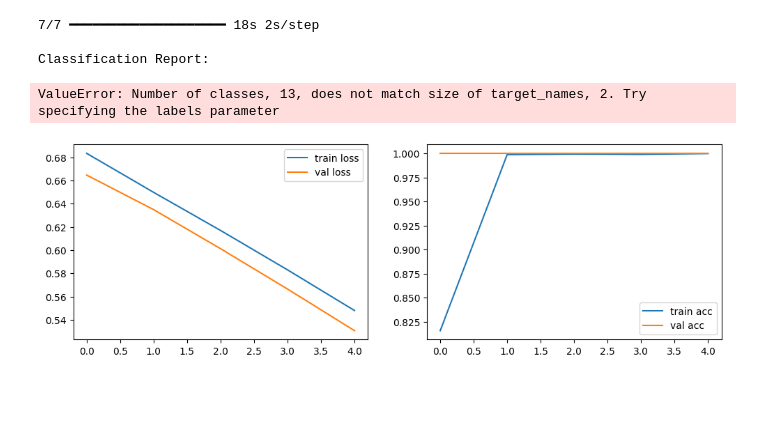
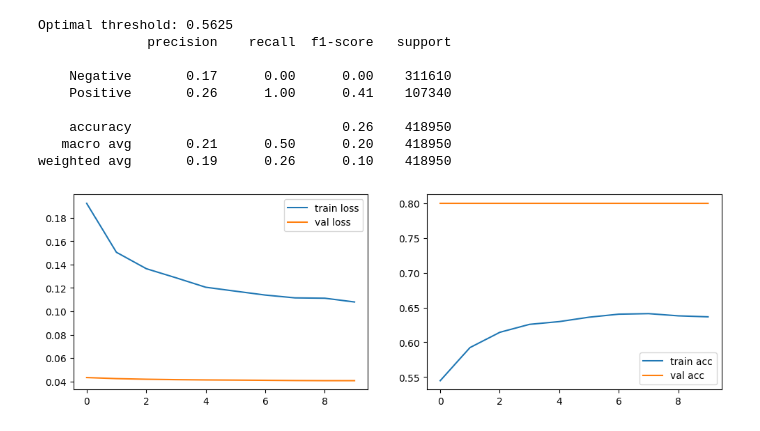
Before and after one commit to joaquin-mari/EMG-Thesis, a Jupyter notebook: s2s.ipynb, the cells around one changed output. Drawn from its saved outputs; the diff is of its cells as text; code cells hidden in the pictures; blank space fills up the shorter version.

```diff
--- a/s2s.ipynb
+++ b/s2s.ipynb
@@ -14,7 +14,7 @@ import numpy as np
 # loss funktion recherchieren
 # verschiedene Window Größen
 
-WINDOW_LENGTH = 1000
+WINDOW_LENGTH = 1
 
 data = "./features-relative.csv"
 signals_folder = "./Spontanaktivität"
@@ -38,4 +38,6 @@ for index, row in df.iterrows():
             labels[key] = []
 
         labels[key].append(item)
+
+labels
 # %% [output]
@@ -66,8 +83,11 @@ def slice_signal(signal, fs, window_seconds):
 def generate_sample_labels(annotations, window_start, window_end, fs):
     window_length = int((window_end - window_start) * fs)
     labels_array = np.zeros(window_length, dtype=np.int32)
+    print("window start end")
+    print(window_start)
+    print(window_end)
+    for ann in annotations:
 
-    for ann in annotations:
         event_start = ann["start"]
         event_end = ann["end"]
 
@@ -76,8 +96,11 @@ def generate_sample_labels(annotations, window_start, window_end, fs):
 
         start_idx = int(max(event_start - window_start, 0) * fs)
         end_idx = int(min(event_end - window_start, window_end - window_start) * fs)
+        print("event")
+        print(event_start)
+        print(event_end)
+        labels_array[start_idx:end_idx] = 1
 
-        labels_array[start_idx:end_idx] = 1
 
     return labels_array
 
@@ -86,20 +109,21 @@ for file in labels.keys():
     slices = slice_signal(signal, fs, WINDOW_LENGTH)
     index = 0
     for slice in slices:
-        index += 1
         try:
             window_start = index * WINDOW_LENGTH
             window_end = window_start + WINDOW_LENGTH
             segment_labels = generate_sample_labels(labels[file], window_start, window_end, fs)
-            print(segment_labels)
-
             training_df.loc[len(training_df)] = {
             "file": file,
             "segment": index,
             "signal": slice,
             "labels": segment_labels
             }
+
         except Exception as e:
             print(f"Error: {e}")
             pass
+        finally:
+            index += 1
+print(training_df)
 # %% [output]
@@ -188,33 +392,47 @@ Epoch 5/5
 # %%
 
 import matplotlib.pyplot as plt
 from sklearn.metrics import classification_report, confusion_matrix
 
 plt.figure(figsize=(12, 8))
 
 plt.subplot(2, 2, 1)
 plt.plot(history.history['loss'], label='train loss')
 plt.plot(history.history['val_loss'], label='val loss')
 plt.legend()
 
 plt.subplot(2, 2, 2)
 plt.plot(history.history['accuracy'], label='train acc')
 plt.plot(history.history['val_accuracy'], label='val acc')
 plt.legend()
+# Find optimal threshold
+from sklearn.metrics import precision_recall_curve
 
-y_pred = model.predict(X_train, batch_size=2)
-y_pred_classes = np.argmax(y_pred, axis=1)
+y_pred = model_logits.predict(x_val, verbose=0)
+y_pred_prob = tf.nn.sigmoid(y_pred).numpy().flatten()
+y_val_flat = y_val.flatten()
 
-y_train_classes = np.argmax(y_train, axis=1)
+precision, recall, thresholds = precision_recall_curve(y_val_flat, y_pred_prob)
+f1_scores = 2 * (precision * recall) / (precision + recall + 1e-10)
+optimal_threshold = thresholds[np.argmax(f1_scores)]
 
-# print("\nClassification Report:")
-# print(classification_report(y_train_classes, y_pred_classes, target_names=['Class 0', 'Class 1']))
+print(f"Optimal threshold: {optimal_threshold:.4f}")
 
-# print("\nConfusion Matrix:")
-# print(confusion_matrix(y_train_classes, y_pred_classes))
+# Re-evaluate test set with optimal threshold
+y_pred_test = model_logits.predict(x_test, verbose=0)
+y_pred_test_prob = tf.nn.sigmoid(y_pred_test).numpy().flatten()
+y_pred_test_binary = (y_pred_test_prob > optimal_threshold).astype(int)
+
+print(classification_report(y_test.flatten(), y_pred_test_binary,
+                          target_names=['Negative', 'Positive']))
 # %% [output]
-7/7 ━━━━━━━━━━━━━━━━━━━━ 18s 2s/step
+Optimal threshold: 0.5625
+              precision    recall  f1-score   support
 
-Classification Report:
+    Negative       0.17      0.00      0.00    311610
+    Positive       0.26      1.00      0.41    107340
+
+    accuracy                           0.26    418950
+   macro avg       0.21      0.50      0.20    418950
+weighted avg       0.19      0.26      0.10    418950
-ValueError: Number of classes, 13, does not match size of target_names, 2. Try specifying the labels parameter
-[figure, old version]
+[figure, new version]
```
Also changed, not shown: parts of 11 cells of this notebook, 24 other files.
